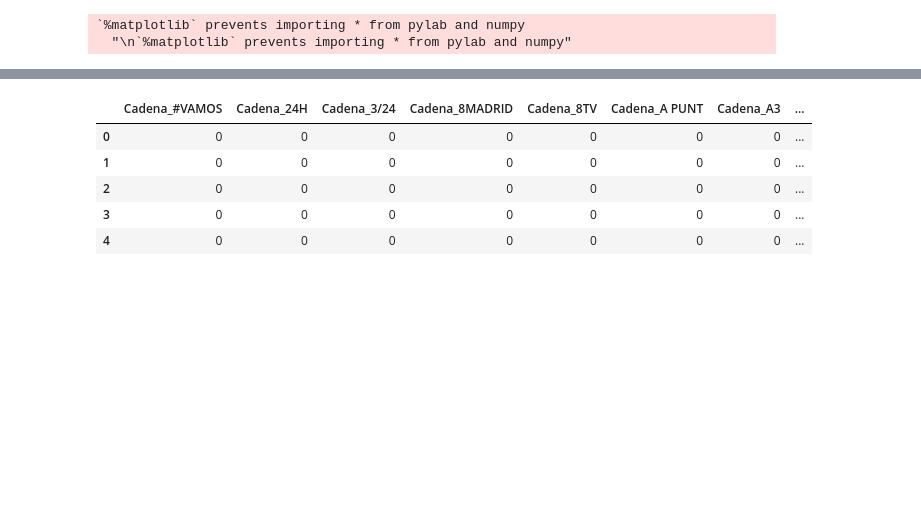
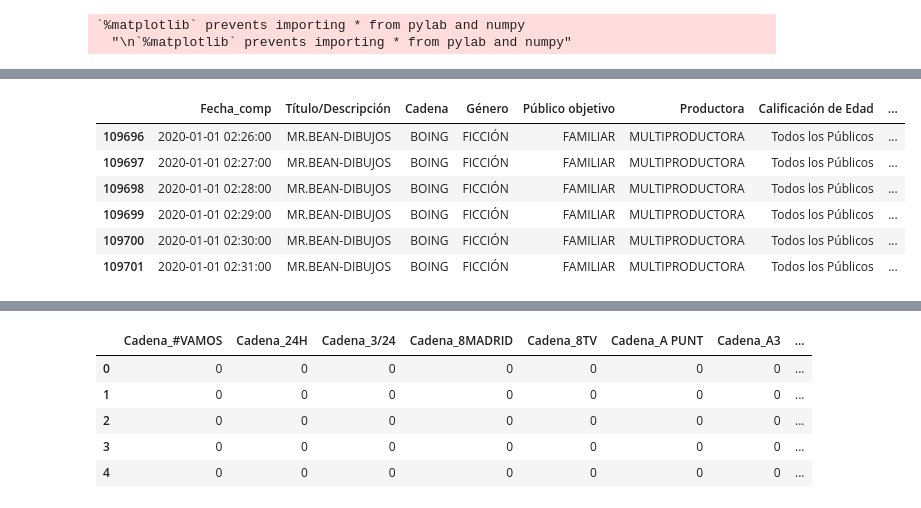
Before and after one commit to JavierCasadoAguinaga/TFM-Javier_Casado, a Jupyter notebook: prueba-------------------------TFM_JAV_CAS_AUDIENCIA.ipynb, the cells around one changed output, grey strips where cells are left out. Cells and saved outputs as stored; diff of their text form; code cells hidden in the pictures; blank space fills up the shorter version.

```diff
--- a/prueba-------------------------TFM_JAV_CAS_AUDIENCIA.ipynb
+++ b/prueba-------------------------TFM_JAV_CAS_AUDIENCIA.ipynb
@@ -95,0 +172,10 @@ df1 = df1[~df1['Cadena'].isin(regionales)]
+# %%
+df1[df1['Cadena'] == 'BOING'].iloc[114:120,:]
+# %% [output]
+|  | Fecha_comp | Título/Descripción | Cadena | Género | Público objetivo | Productora | Calificación de Edad | ... |
+| 109696 | 2020-01-01 02:26:00 | MR.BEAN-DIBUJOS | BOING | FICCIÓN | FAMILIAR | MULTIPRODUCTORA | Todos los Públicos | ... |
+| 109697 | 2020-01-01 02:27:00 | MR.BEAN-DIBUJOS | BOING | FICCIÓN | FAMILIAR | MULTIPRODUCTORA | Todos los Públicos | ... |
+| 109698 | 2020-01-01 02:28:00 | MR.BEAN-DIBUJOS | BOING | FICCIÓN | FAMILIAR | MULTIPRODUCTORA | Todos los Públicos | ... |
+| 109699 | 2020-01-01 02:29:00 | MR.BEAN-DIBUJOS | BOING | FICCIÓN | FAMILIAR | MULTIPRODUCTORA | Todos los Públicos | ... |
+| 109700 | 2020-01-01 02:30:00 | MR.BEAN-DIBUJOS | BOING | FICCIÓN | FAMILIAR | MULTIPRODUCTORA | Todos los Públicos | ... |
+| 109701 | 2020-01-01 02:31:00 | MR.BEAN-DIBUJOS | BOING | FICCIÓN | FAMILIAR | MULTIPRODUCTORA | Todos los Públicos | ... |
```
Also changed, not shown: parts of 28 cells of this notebook, 1 other file.
